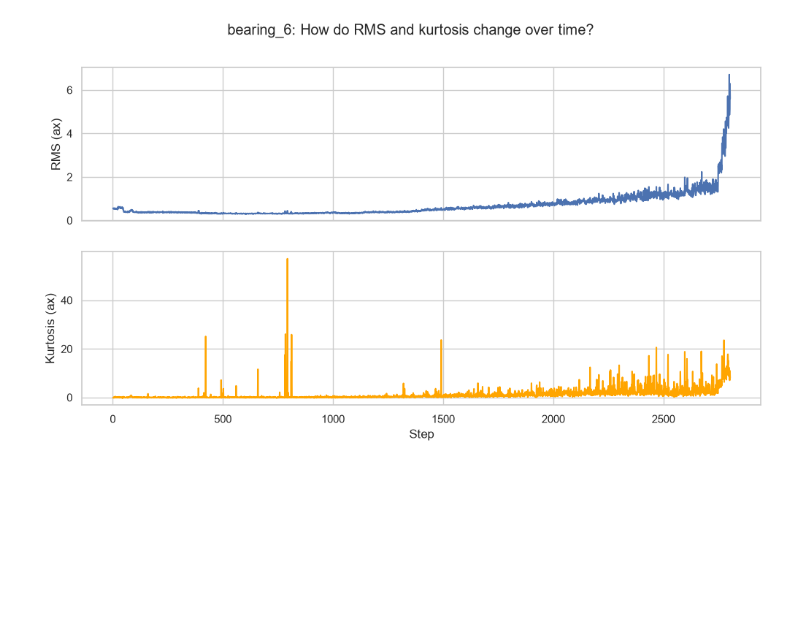
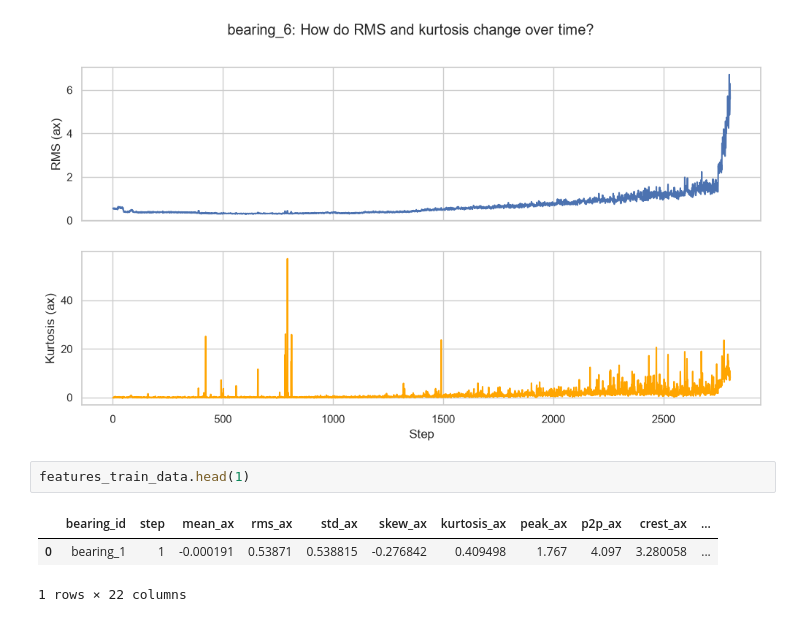
Before and after one commit to AE1024/NASA-PROJECT-FEMTO, a Jupyter notebook: notebooks/03_feature_extraction.ipynb, the cells around one changed output. Saved outputs shown, nothing was run; the diff lists cells and outputs as text; blank space fills up the shorter version.

```diff
--- a/notebooks/03_feature_extraction.ipynb
+++ b/notebooks/03_feature_extraction.ipynb
@@ -229,3 +243,9 @@ for idx, bearing_id in enumerate(unique_bearings):
 [figure]
 [figure]
 [figure]
+# %%
+features_train_data.head(1)
+# %% [output]
+|  | bearing_id | step | mean_ax | rms_ax | std_ax | skew_ax | kurtosis_ax | peak_ax | p2p_ax | crest_ax | ... |
+| 0 | bearing_1 | 1 | -0.000191 | 0.53871 | 0.538815 | -0.276842 | 0.409498 | 1.767 | 4.097 | 3.280058 | ... |
+1 rows × 22 columns
```
Also changed, not shown: parts of 5 cells of this notebook, 2 other files.
